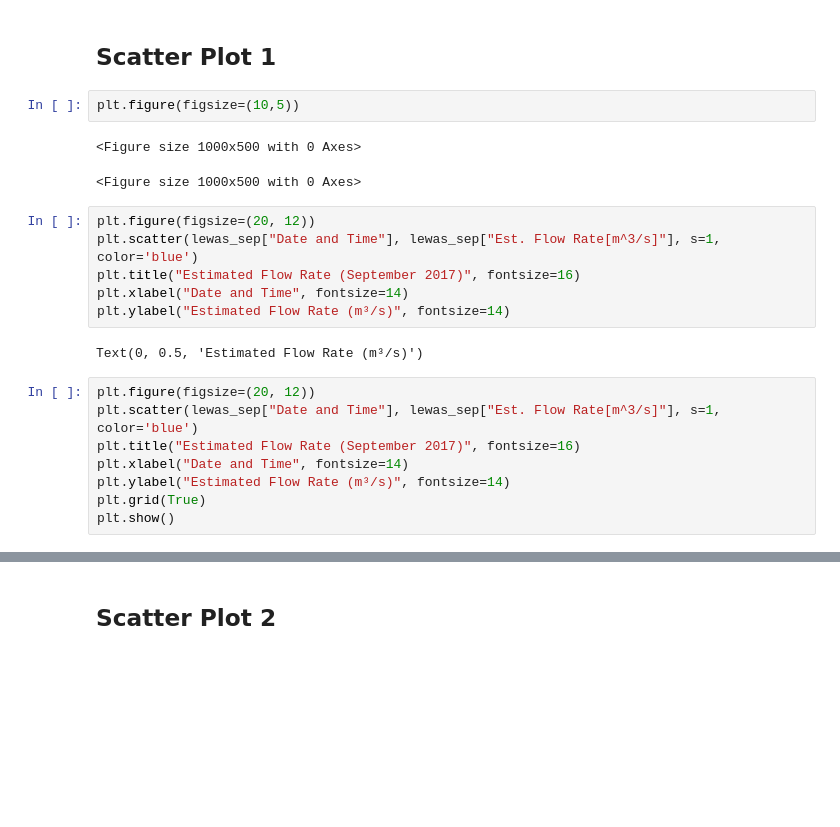
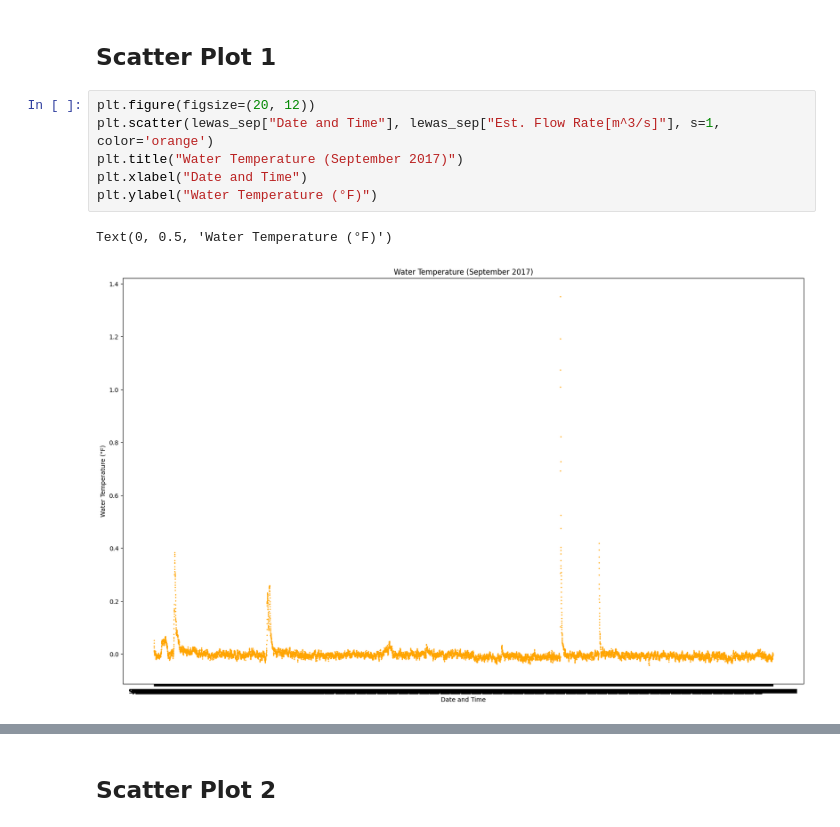
Before and after one commit to pcizediuno/DataScienceModule1, a Jupyter notebook: ISEN_370_Module_2_Project.ipynb, the cells around one changed output, grey strips where cells are left out. Saved outputs shown, nothing was run; the diff lists cells and outputs as text; blank space fills up the shorter version.

```diff
--- a/ISEN_370_Module_2_Project.ipynb
+++ b/ISEN_370_Module_2_Project.ipynb
@@ -63,24 +63,12 @@ display(lewas_oct.head(10))
 Generate **two** scatter plots: one for the estimated flow rate data in September 2017 and the other for the estimated flow rate data in October 2017. Make sure to provide the title, x axis label and y axis label for your scatter plots.
 # %% [markdown]
 ## Scatter Plot 1
-# %%
-plt.figure(figsize=(10,5))
-# %% [output]
-<Figure size 1000x500 with 0 Axes>
-<Figure size 1000x500 with 0 Axes>
 # %%
 plt.figure(figsize=(20, 12))
-plt.scatter(lewas_sep["Date and Time"], lewas_sep["Est. Flow Rate[m^3/s]"], s=1, color='blue')
-plt.title("Estimated Flow Rate (September 2017)", fontsize=16)
-plt.xlabel("Date and Time", fontsize=14)
-plt.ylabel("Estimated Flow Rate (m³/s)", fontsize=14)
+plt.scatter(lewas_sep["Date and Time"], lewas_sep["Est. Flow Rate[m^3/s]"], s=1, color='orange')
+plt.title("Water Temperature (September 2017)")
+plt.xlabel("Date and Time")
+plt.ylabel("Water Temperature (°F)")
 # %% [output]
-Text(0, 0.5, 'Estimated Flow Rate (m³/s)')
+Text(0, 0.5, 'Water Temperature (°F)')
+[figure, added]
-# %%
-plt.figure(figsize=(20, 12))
-plt.scatter(lewas_sep["Date and Time"], lewas_sep["Est. Flow Rate[m^3/s]"], s=1, color='blue')
-plt.title("Estimated Flow Rate (September 2017)", fontsize=16)
-plt.xlabel("Date and Time", fontsize=14)
-plt.ylabel("Estimated Flow Rate (m³/s)", fontsize=14)
-plt.grid(True)
-plt.show()
```
Also changed, not shown: parts of 40 cells of this notebook.
